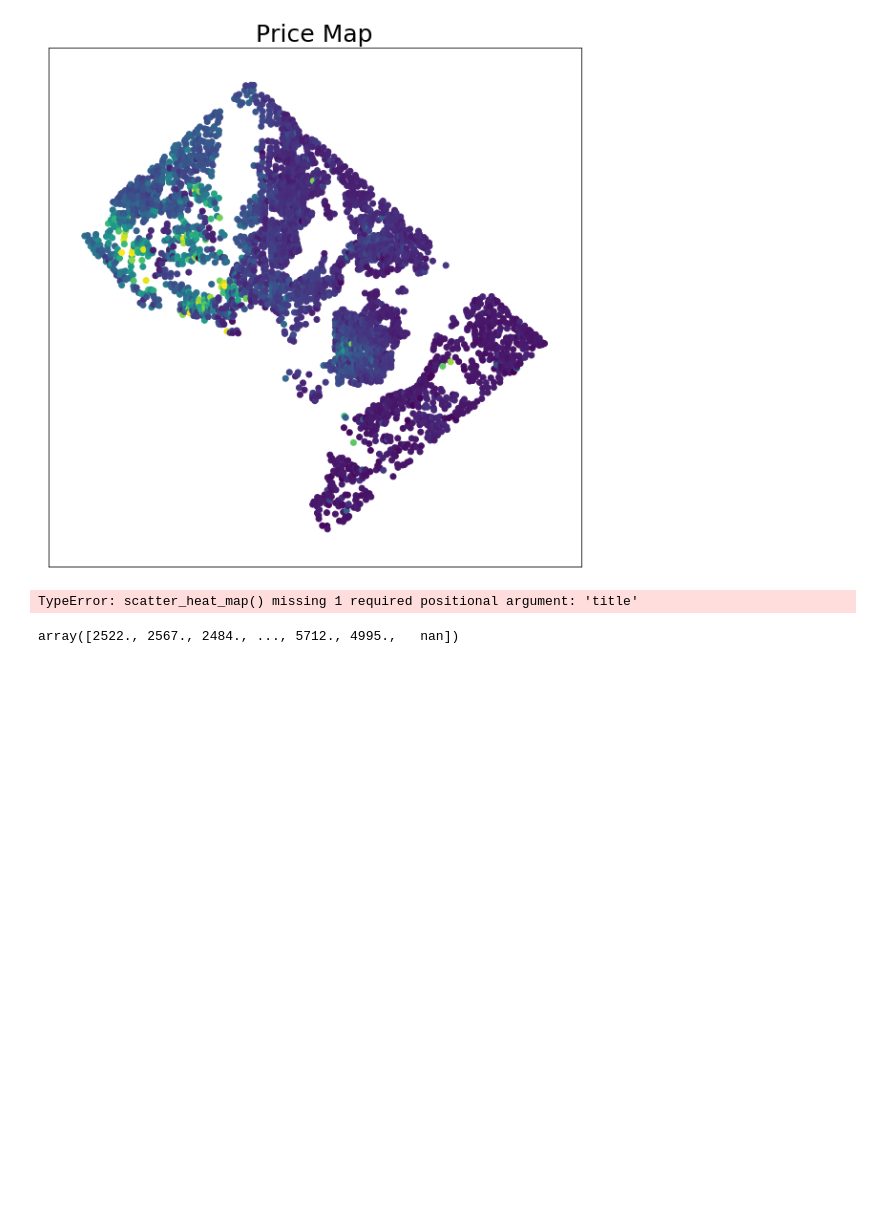
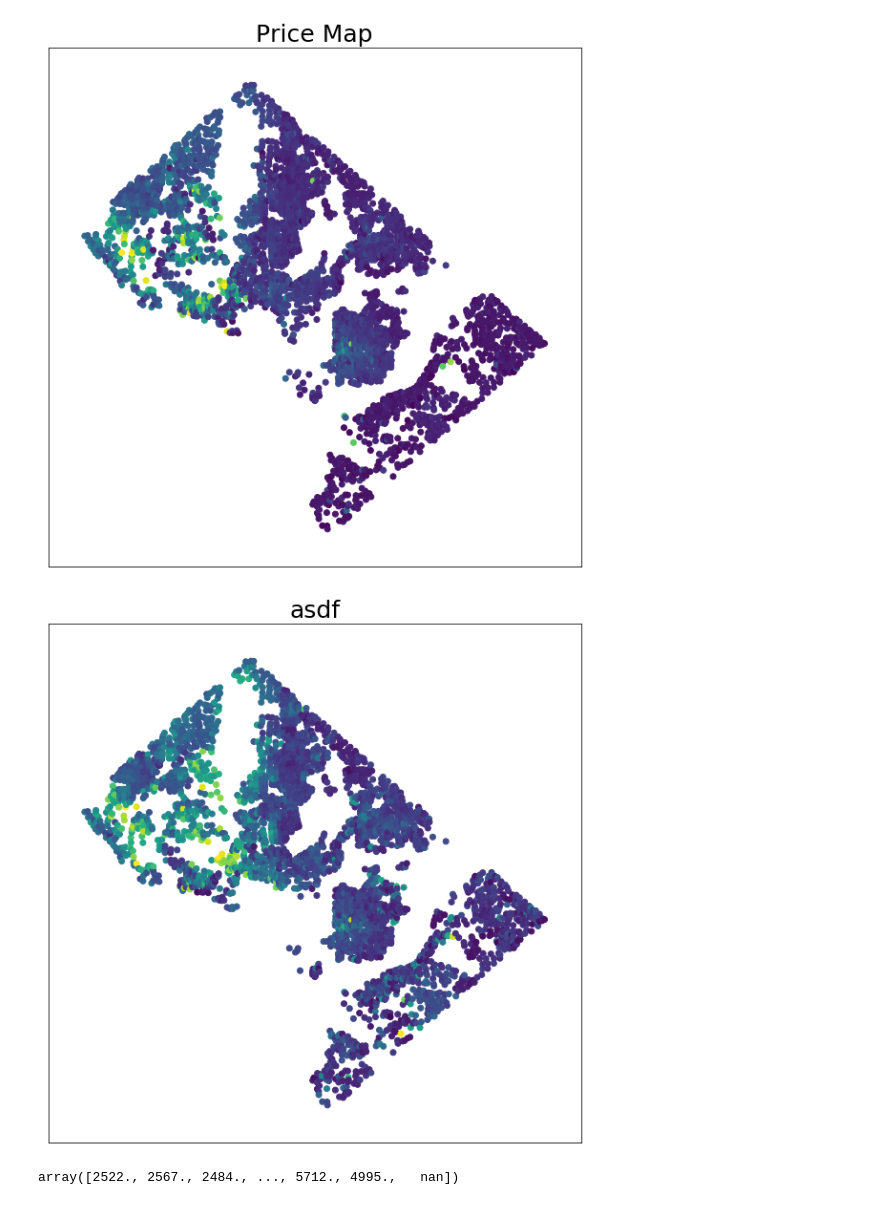
Before and after one commit to goh12/socialdataanalysis2020-finalproject, a Jupyter notebook: Exploratory/For video.ipynb, the cells around one changed output. Drawn from its saved outputs; the diff is of its cells as text; code cells hidden in the pictures; blank space fills up the shorter version.

```diff
--- a/Exploratory/For video.ipynb
+++ b/Exploratory/For video.ipynb
@@ -187,9 +188,9 @@ scatter_heat_map(df,'PRICE','Price Map')
 # %% [output]
 [figure]
 # %%
-scatter_heat_map(df,'GBA')
+scatter_heat_map(df,'GBA','asdf')
 # %% [output]
-TypeError: scatter_heat_map() missing 1 required positional argument: 'title'
+[figure, added]
 # %%
 df.GBA.unique()
 # %% [output]
```
Also changed, not shown: parts of 12 cells of this notebook, 4 other files.
